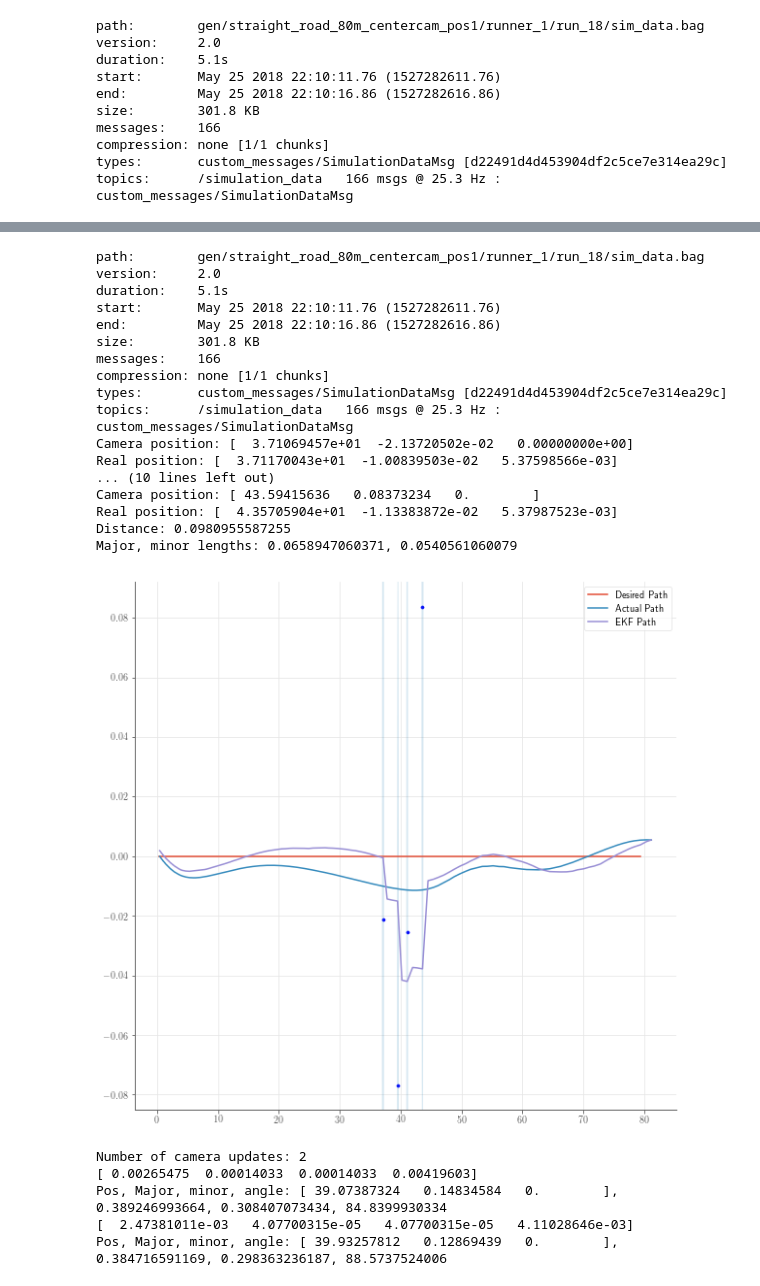
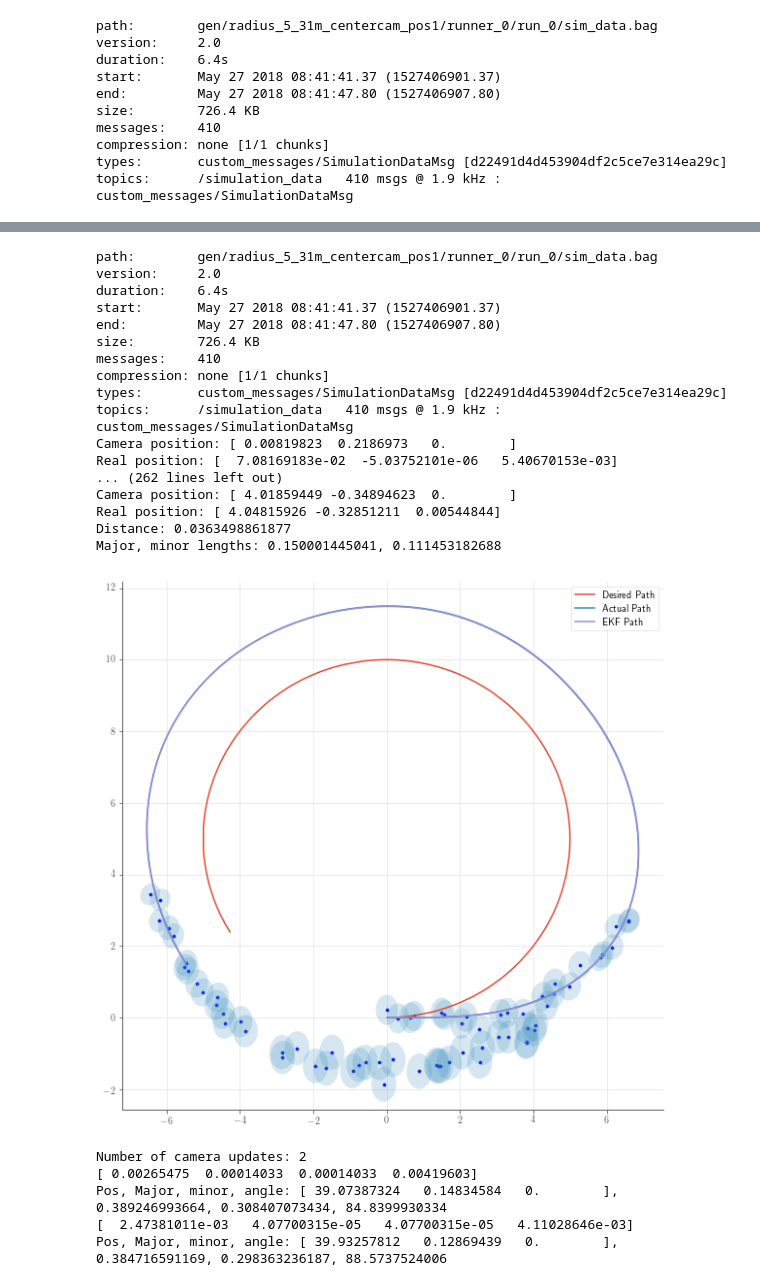
Before and after one commit to flyingsilverfin/AV-Camera-Placement, a Jupyter notebook: evaluation/parallel_simulation/Mutual Information Log Analysis.ipynb, the cells around one changed output, grey strips where cells are left out. Cells and saved outputs as stored; diff of their text form; code cells hidden in the pictures.

```diff
--- a/evaluation/parallel_simulation/Mutual Information Log Analysis.ipynb
+++ b/evaluation/parallel_simulation/Mutual Information Log Analysis.ipynb
@@ -67,7 +67,8 @@ experiment_defs_root = "defs"
 experiment_gen_root = "gen"
 # specific_experiment_paths = [['calibration_circuit.json'], ['calibration_circuit_mirror.json']] # subbpath to only process 1 experiment dir or .json, not all at once
 # specific_experiment_paths = [['straight_road_80m_nocam.json'], ['straight_road_80m_centercam_pos1.json'],['straight_road_80m_centercam_pos2.json'],['straight_road_80m_centercam_pos3.json']]
-specific_experiment_paths = [['straight_road_80m_centercam_pos1.json']]
+# specific_experiment_paths = [['straight_road_80m_centercam_pos1.json']]
+specific_experiment_paths = [['radius_5_31m_centercam_pos1.json']]
 if len(specific_experiment_paths) > 0:
     specific_experiments = [os.path.join(*p) for p in  specific_experiment_paths]
 # %%
@@ -142,5 +143,5 @@ print([len(x) for x in all_bag_files])
 # %%
-bag = rosbag.Bag(all_bag_files[0][-13])
+bag = rosbag.Bag(all_bag_files[0][0])
 # bag= rosbag.Bag('gen/calibration_circuit/runner_0/run_45/sim_data.bag')
 print(bag)
 # # reorder bag based on EKF header timestamps...
@@ -150,16 +151,16 @@ print(bag)
 
 # bag2 = rosbag.Bag('tmp.bag')
 # %% [output]
-path:        gen/straight_road_80m_centercam_pos1/runner_1/run_18/sim_data.bag
+path:        gen/radius_5_31m_centercam_pos1/runner_0/run_0/sim_data.bag
 version:     2.0
-duration:    5.1s
-start:       May 25 2018 22:10:11.76 (1527282611.76)
-end:         May 25 2018 22:10:16.86 (1527282616.86)
-size:        301.8 KB
-messages:    166
+duration:    6.4s
+start:       May 27 2018 08:41:41.37 (1527406901.37)
+end:         May 27 2018 08:41:47.80 (1527406907.80)
+size:        726.4 KB
+messages:    410
 compression: none [1/1 chunks]
 types:       custom_messages/SimulationDataMsg [d22491d4d453904df2c5ce7e314ea29c]
-topics:      /simulation_data   166 msgs @ 25.3 Hz : custom_messages/SimulationDataMsg
+topics:      /simulation_data   410 msgs @ 1.9 kHz : custom_messages/SimulationDataMsg
 # %%
 for msg in bag:
     print msg
@@ -217,46 +218,46 @@ def covariance_to_ellipse(cov):
 # %%
 #*** THIS is good ***
 print(bag)
-skip_last = -130
+max_msgs = 300
 ts, pts, actual_pts, ekf_pts, camera_updates = extract_path_points(bag)
 fig = plt.figure(figsize=(10,10))
 ax = fig.add_subplot(111)
-ax.plot(pts[:-skip_last, 0], pts[:-skip_last, 1])
-ax.plot(actual_pts[:-skip_last, 0], actual_pts[:-skip_last, 1])
-ax.plot(ekf_pts[:-skip_last, 0], ekf_pts[:-skip_last, 1])
+ax.plot(pts[:max_msgs, 0], pts[:max_msgs, 1])
+ax.plot(actual_pts[:max_msgs, 0], actual_pts[:max_msgs, 1])
+ax.plot(ekf_pts[:max_msgs, 0], ekf_pts[:max_msgs, 1])
 for (pos, cov), index in camera_updates:
     plt.scatter(pos[0], pos[1], color="blue", s=10)
     major, minor, angle = covariance_to_ellipse(cov)
 #     print("Major, minor, angle:")
 #     print(major, minor, angle)
     e = Ellipse(pos[:2], major*2*3, minor*2*3, np.rad2deg(angle)) # RECALL we encoded 3 stddevs!
     e.set_alpha(0.2)
     ax.add_artist(e)
     print("Camera position: {0}".format(pos))
     print("Real position: {0}".format(actual_pts[index]))
     print("Distance: {0}".format(np.linalg.norm(pos - actual_pts[index])))
     print("Major, minor lengths: {0}, {1}".format(major, minor))
 plt.legend(("Desired Path", "Actual Path", "EKF Path"))
 plt.show()
 # %% [output]
-path:        gen/straight_road_80m_centercam_pos1/runner_1/run_18/sim_data.bag
+path:        gen/radius_5_31m_centercam_pos1/runner_0/run_0/sim_data.bag
 version:     2.0
-duration:    5.1s
-start:       May 25 2018 22:10:11.76 (1527282611.76)
-end:         May 25 2018 22:10:16.86 (1527282616.86)
-size:        301.8 KB
-messages:    166
+duration:    6.4s
+start:       May 27 2018 08:41:41.37 (1527406901.37)
+end:         May 27 2018 08:41:47.80 (1527406907.80)
+size:        726.4 KB
+messages:    410
 compression: none [1/1 chunks]
 types:       custom_messages/SimulationDataMsg [d22491d4d453904df2c5ce7e314ea29c]
-topics:      /simulation_data   166 msgs @ 25.3 Hz : custom_messages/SimulationDataMsg
-Camera position: [  3.71069457e+01  -2.13720502e-02   0.00000000e+00]
-Real position: [  3.71170043e+01  -1.00839503e-02   5.37598566e-03]
-... (10 lines left out)
-Camera position: [ 43.59415636   0.08373234   0.        ]
-Real position: [  4.35705904e+01  -1.13383872e-02   5.37987523e-03]
-Distance: 0.0980955587255
-Major, minor lengths: 0.0658947060371, 0.0540561060079
+topics:      /simulation_data   410 msgs @ 1.9 kHz : custom_messages/SimulationDataMsg
+Camera position: [ 0.00819823  0.2186973   0.        ]
+Real position: [  7.08169183e-02  -5.03752101e-06   5.40670153e-03]
+... (262 lines left out)
+Camera position: [ 4.01859449 -0.34894623  0.        ]
+Real position: [ 4.04815926 -0.32851211  0.00544844]
+Distance: 0.0363498861877
+Major, minor lengths: 0.150001445041, 0.111453182688
-[figure, old version]
+[figure, new version]
 # %%
 ts, pts, actual_pts, ekf_pts, camera_updates = extract_path_points(bag)
 fig = plt.figure()
```
Also changed, not shown: parts of 2 cells of this notebook, 2 other files.
